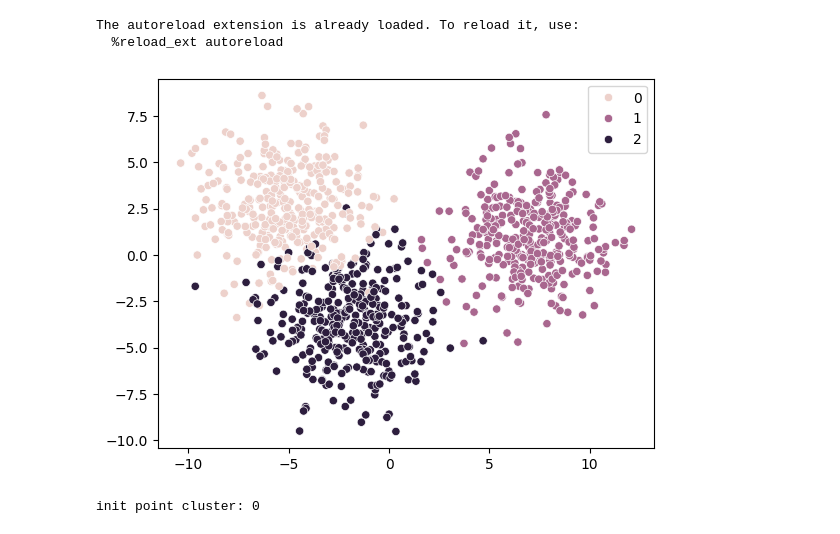
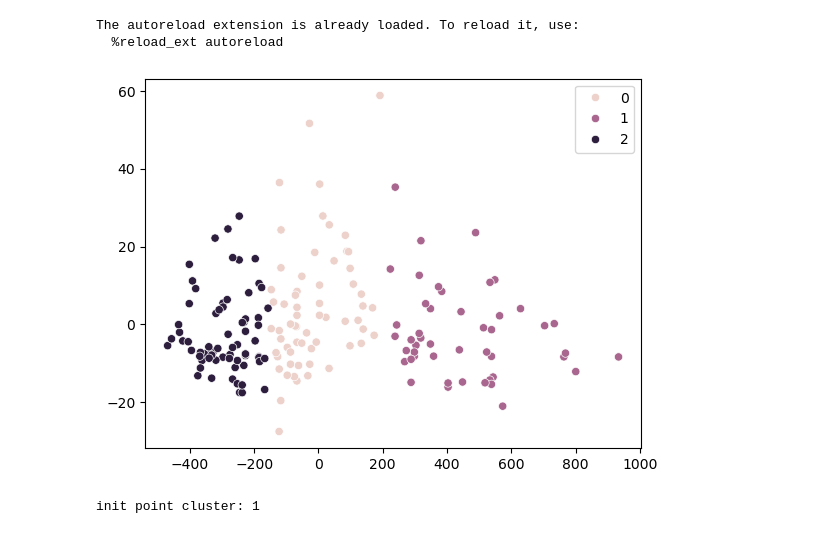
Before and after one commit to jepp3183/Thesis2025, a Jupyter notebook: code/baseline.ipynb, the cells around one changed output. Saved outputs shown, nothing was run; the diff lists cells and outputs as text; code cells hidden in the pictures.

```diff
--- a/code/baseline.ipynb
+++ b/code/baseline.ipynb
@@ -28,16 +29,16 @@ X, true_y = load_wine(return_X_y=True)
 km = KMeans(n_clusters=3)
 y = km.fit_predict(X)
 # %%
-X, y = make_blobs(centers=3, cluster_std=2, n_features=2, n_samples=1000)
+# X, y = make_blobs(centers=3, cluster_std=1.5, n_features=2, n_samples=1000)
 eX = PCA(n_components=2).fit_transform(X)
 sns.scatterplot(x=eX[:, 0], y=eX[:, 1], hue=y)
 plt.show()
 # %% [output]
-[figure, old version]
+[figure, new version]
 # %%
-idx = 0
+idx = 10
 print(f"init point cluster: {y[idx]}")
 target_cluster = 2
 # %% [output]
-init point cluster: 0
+init point cluster: 1
 # %%
```
Also changed, not shown: parts of 6 cells of this notebook, 3 other files.
